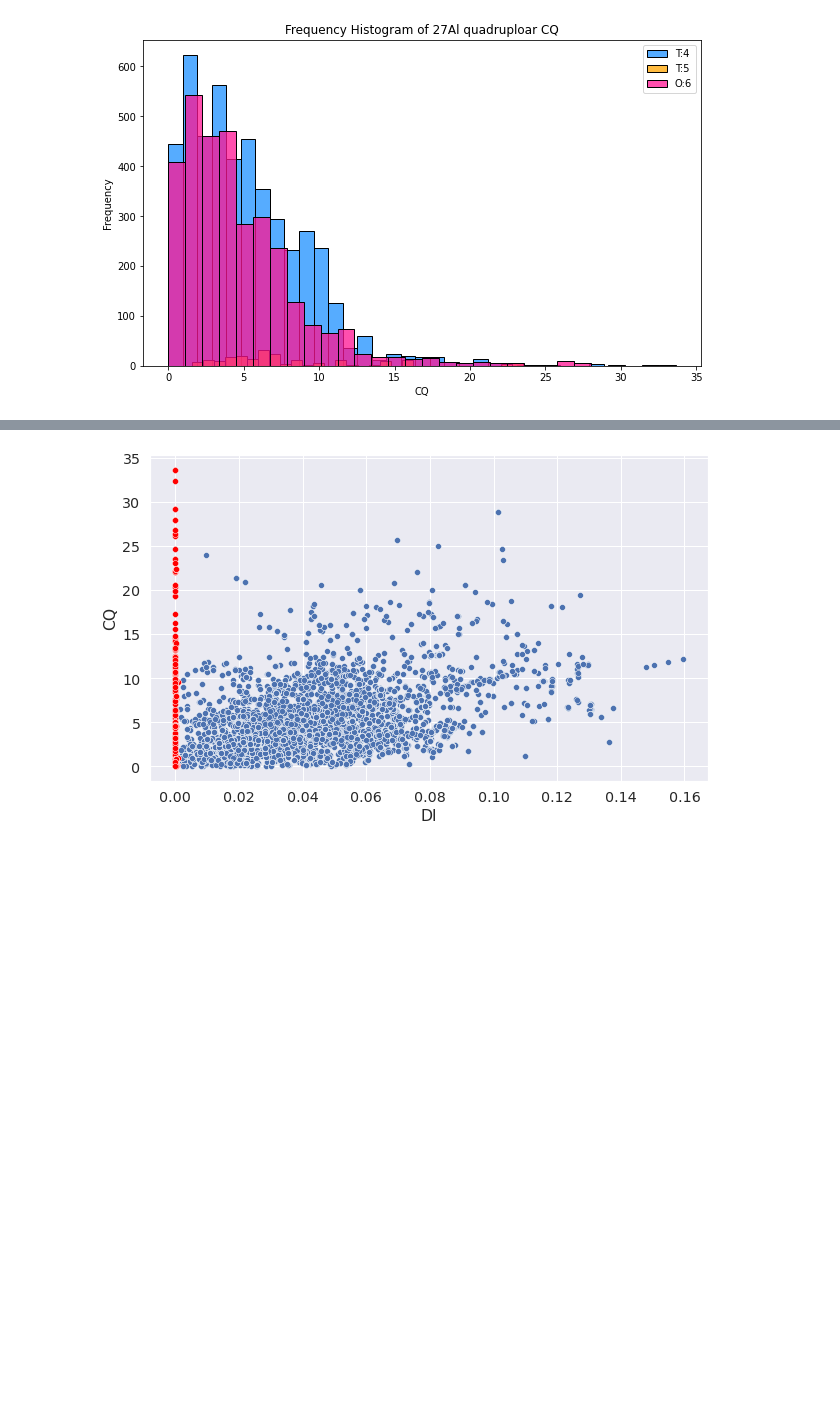
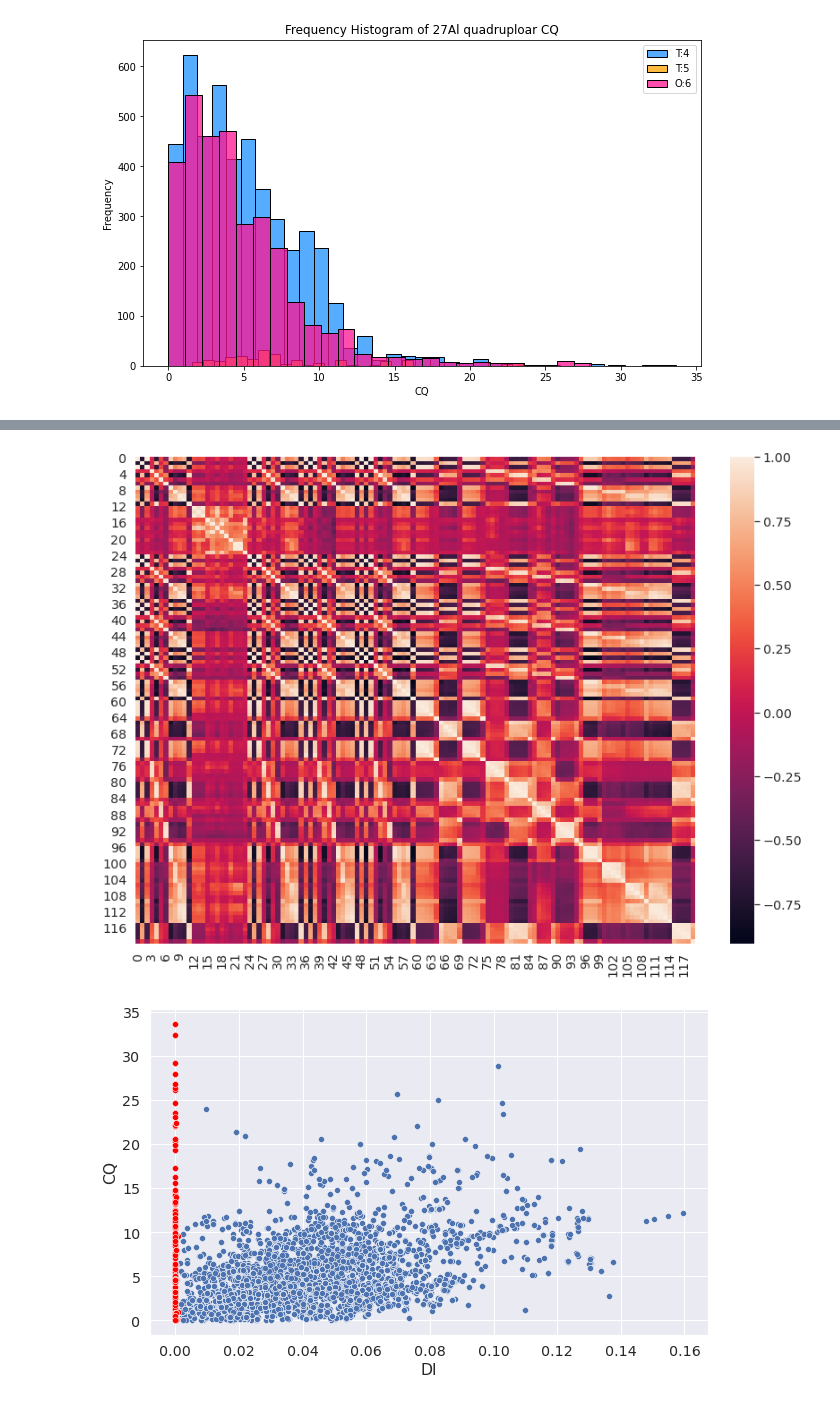
Before and after one commit to wushanyun64/27Al_CQ_prediction, a Jupyter notebook: Example_model_training.ipynb, the cells around one changed output, grey strips where cells are left out. Cells and saved outputs as stored; diff of their text form; code cells hidden in the pictures; blank space fills up the shorter version.

```diff
--- a/Example_model_training.ipynb
+++ b/Example_model_training.ipynb
@@ -235,3 +245,9 @@ plt.show()
+# %%
+plt.figure(figsize=[14,10])
+elemental_coor = nmr_struc_data.loc[:,0:].corr()
+ax = sns.heatmap(elemental_coor)
+# %% [output]
+[figure, added]
 # %%
 # Noticed that the distrotion index can not correctly represent some of the local geometries. (red labeled ones)
 red_labels = nmr_struc_data[
```
Also changed, not shown: parts of 21 cells of this notebook, 5 other files.
